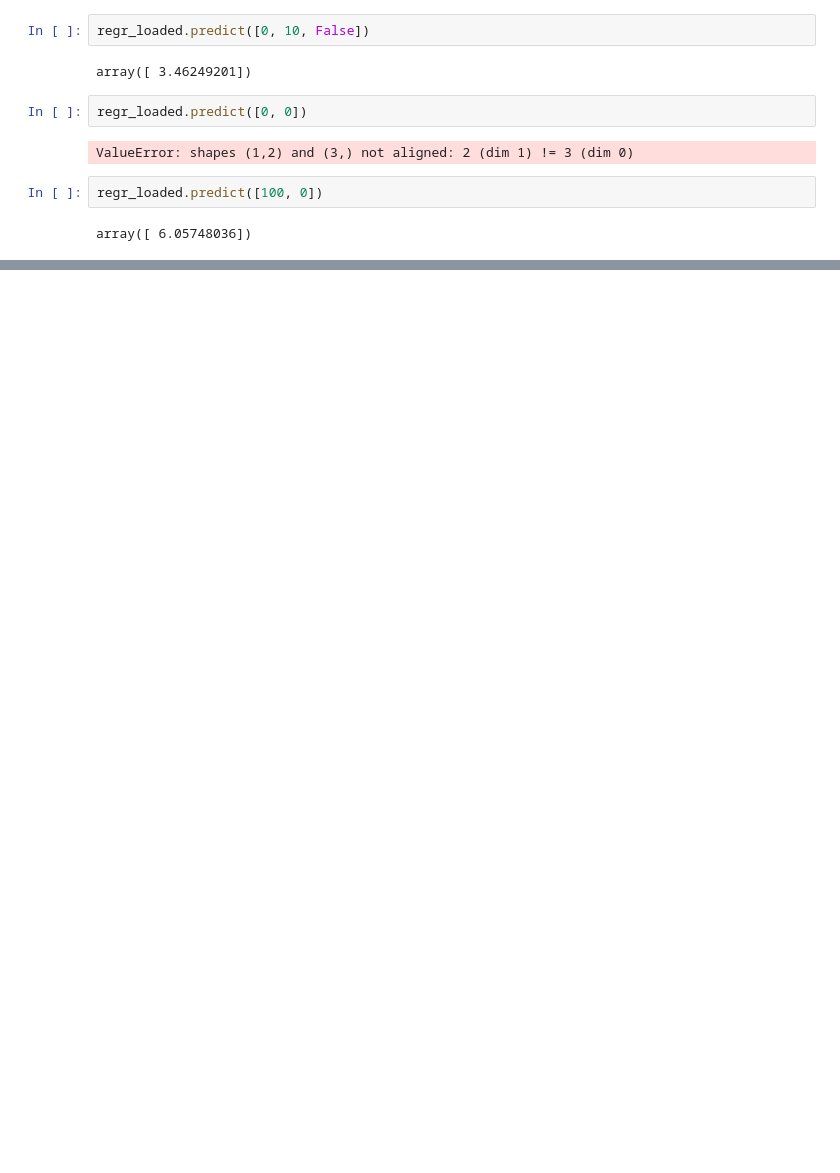
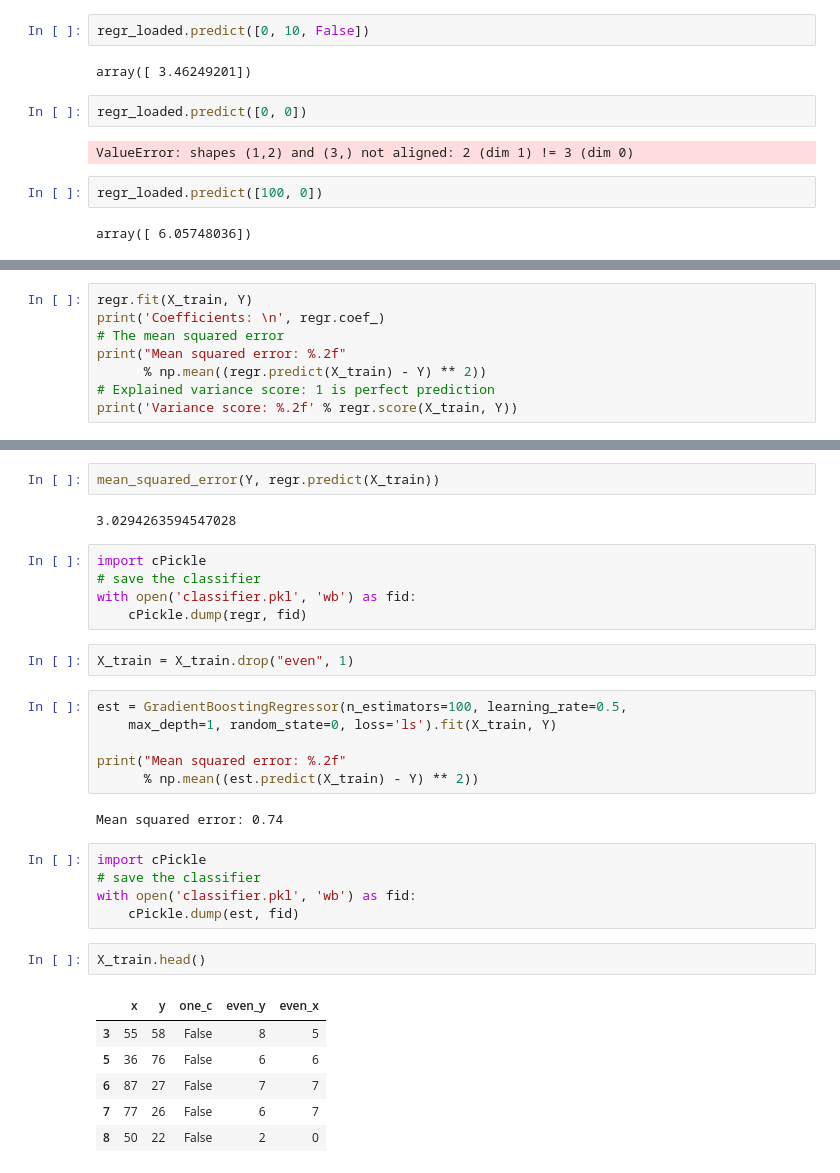
Before and after one commit to miguelespada/helloWorldFlask, a Jupyter notebook: sumas.ipynb, the cells around one changed output, grey strips where cells are left out. Drawn from its saved outputs; the diff is of its cells as text; blank space fills up the shorter version.

```diff
--- a/sumas.ipynb
+++ b/sumas.ipynb
@@ -100,0 +119,8 @@ array([ 6.05748036])
+# %%
+regr.fit(X_train, Y)
+print('Coefficients: \n', regr.coef_)
+# The mean squared error
+print("Mean squared error: %.2f"
+      % np.mean((regr.predict(X_train) - Y) ** 2))
+# Explained variance score: 1 is perfect prediction
+print('Variance score: %.2f' % regr.score(X_train, Y))
@@ -100,0 +150,33 @@ array([ 6.05748036])
+# %%
+mean_squared_error(Y, regr.predict(X_train))
+# %% [output]
+3.0294263594547028
+# %%
+import cPickle
+# save the classifier
+with open('classifier.pkl', 'wb') as fid:
+    cPickle.dump(regr, fid)
+# %%
+X_train = X_train.drop("even", 1)
+# %%
+est = GradientBoostingRegressor(n_estimators=100, learning_rate=0.5,
+    max_depth=1, random_state=0, loss='ls').fit(X_train, Y)
+
+print("Mean squared error: %.2f"
+      % np.mean((est.predict(X_train) - Y) ** 2))
+# %% [output]
+Mean squared error: 0.74
+# %%
+import cPickle
+# save the classifier
+with open('classifier.pkl', 'wb') as fid:
+    cPickle.dump(est, fid)
+# %%
+X_train.head()
+# %% [output]
+|  | x | y | one_c | even_y | even_x |
+| 3 | 55 | 58 | False | 8 | 5 |
+| 5 | 36 | 76 | False | 6 | 6 |
+| 6 | 87 | 27 | False | 7 | 7 |
+| 7 | 77 | 26 | False | 6 | 7 |
+| 8 | 50 | 22 | False | 2 | 0 |
```
Also changed, not shown: parts of 12 cells of this notebook, 7 other files.
